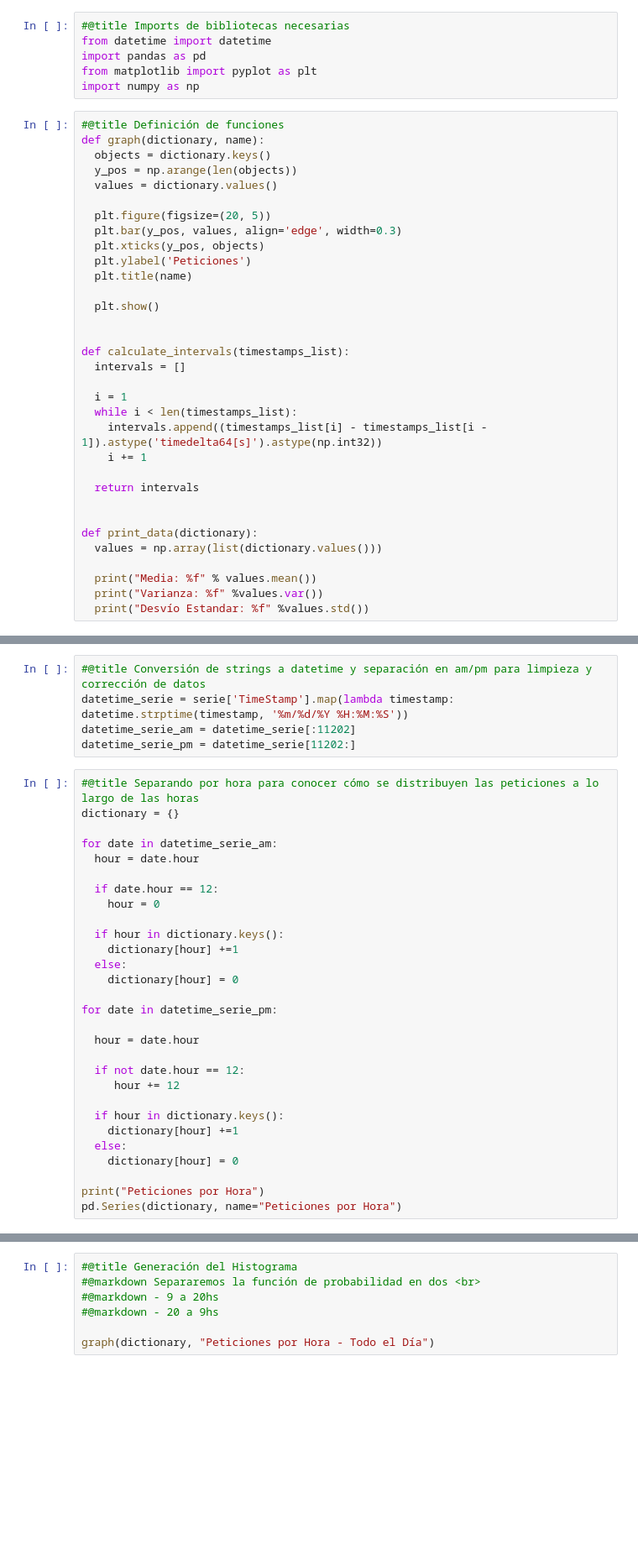
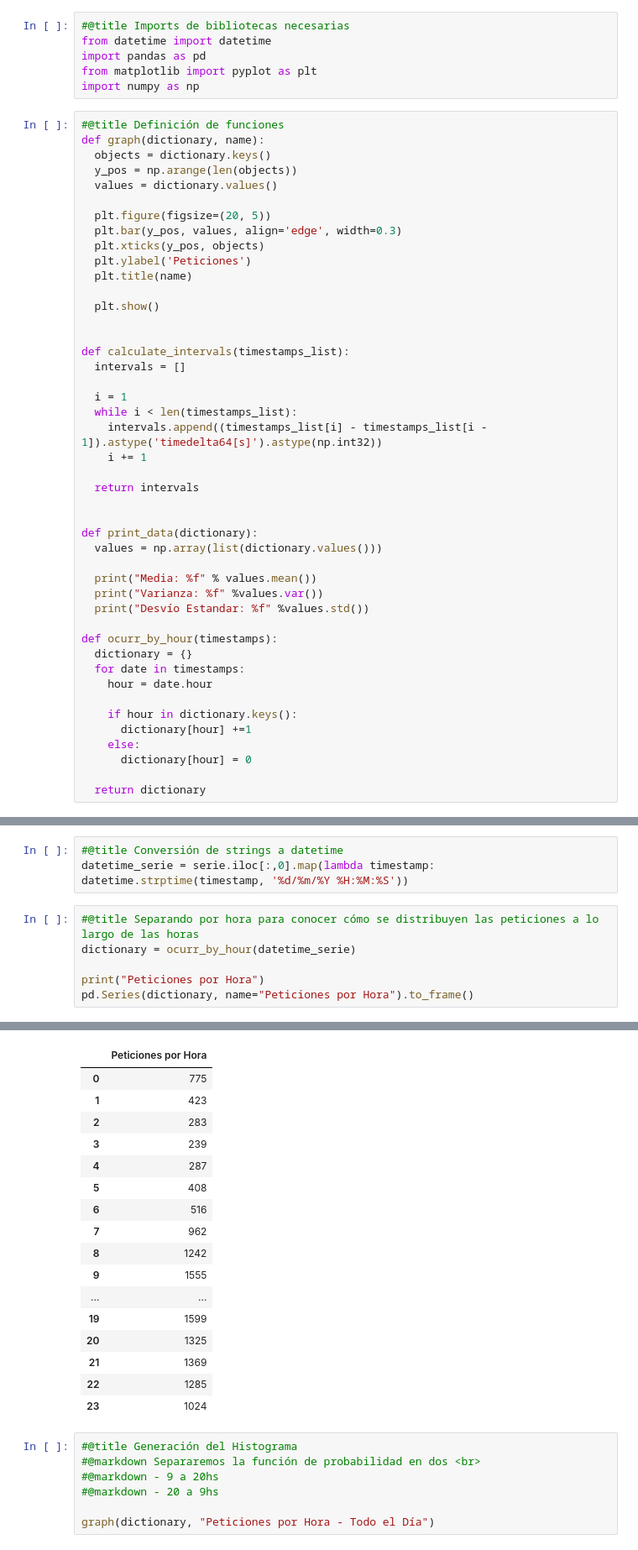
Before and after one commit to SwaXTech/Simulacion-EaE, a Jupyter notebook: tp6.ipynb, the cells around one changed output, grey strips where cells are left out. Shown at 84% size. Drawn from its saved outputs; the diff is of its cells as text; blank space fills up the shorter version.

```diff
--- a/tp6.ipynb
+++ b/tp6.ipynb
@@ -41,6 +41,18 @@ def print_data(dictionary):
   print("Media: %f" % values.mean())
   print("Varianza: %f" %values.var())
   print("Desvío Estandar: %f" %values.std())
+
+def ocurr_by_hour(timestamps):
+  dictionary = {}
+  for date in timestamps:
+    hour = date.hour
+
+    if hour in dictionary.keys():
+      dictionary[hour] +=1
+    else:
+      dictionary[hour] = 0
+
+  return dictionary
 # %%
 #@title Descarga del archivo de TimeStamps
 !curl -L -o timestamps.csv -C - 'https://raw.githubusercontent.com/SwaXTech/Simulacion-EaE/main/timestamps.csv'
@@ -70,36 +82,11 @@ serie
 # %%
-#@title Conversión de strings a datetime y separación en am/pm para limpieza y corrección de datos
-datetime_serie = serie['TimeStamp'].map(lambda timestamp: datetime.strptime(timestamp, '%m/%d/%Y %H:%M:%S'))
-datetime_serie_am = datetime_serie[:11202]
-datetime_serie_pm = datetime_serie[11202:]
+#@title Conversión de strings a datetime
+datetime_serie = serie.iloc[:,0].map(lambda timestamp: datetime.strptime(timestamp, '%d/%m/%Y %H:%M:%S'))
 # %%
 #@title Separando por hora para conocer cómo se distribuyen las peticiones a lo largo de las horas
-dictionary = {}
-
-for date in datetime_serie_am:
-  hour = date.hour
-
-  if date.hour == 12:
-    hour = 0
-
-  if hour in dictionary.keys():
-    dictionary[hour] +=1
-  else:
-    dictionary[hour] = 0
-
-for date in datetime_serie_pm:
-
-  hour = date.hour
-
-  if not date.hour == 12:
-     hour += 12
-
-  if hour in dictionary.keys():
-    dictionary[hour] +=1
-  else:
-    dictionary[hour] = 0
+dictionary = ocurr_by_hour(datetime_serie)
 
 print("Peticiones por Hora")
-pd.Series(dictionary, name="Peticiones por Hora")
+pd.Series(dictionary, name="Peticiones por Hora").to_frame()
 # %% [output]
 Peticiones por Hora
@@ -123,3 +93,20 @@ Name: Peticiones por Hora, dtype: int64
+|  | Peticiones por Hora |
+| 0 | 775 |
+| 1 | 423 |
+| 2 | 283 |
+| 3 | 239 |
+| 4 | 287 |
+| 5 | 408 |
+| 6 | 516 |
+| 7 | 962 |
+| 8 | 1242 |
+| 9 | 1555 |
+| ... | ... |
+| 19 | 1599 |
+| 20 | 1325 |
+| 21 | 1369 |
+| 22 | 1285 |
+| 23 | 1024 |
 # %%
 #@title Generación del Histograma
 #@markdown Separaremos la función de probabilidad en dos <br>
```
Also changed, not shown: parts of 24 cells of this notebook.
